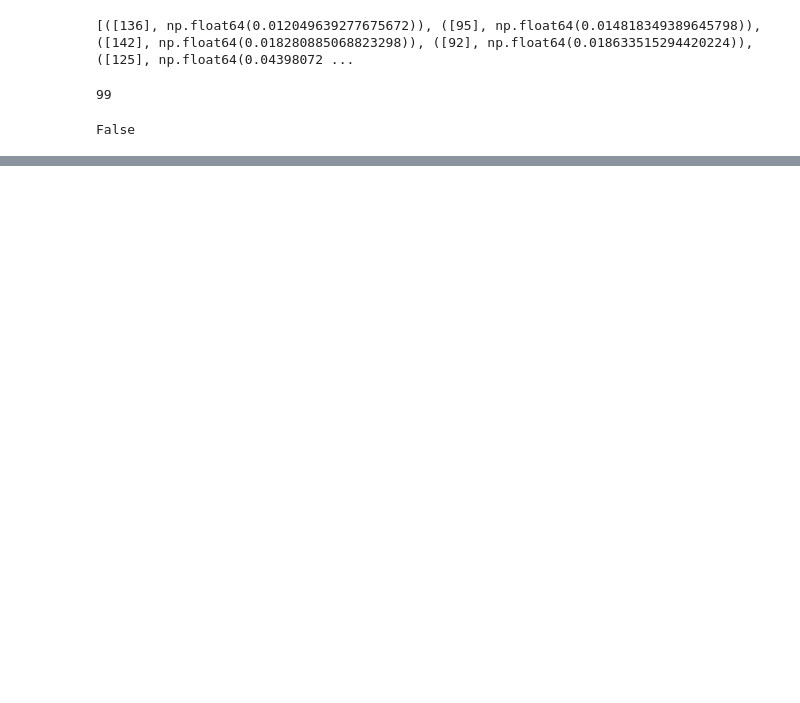
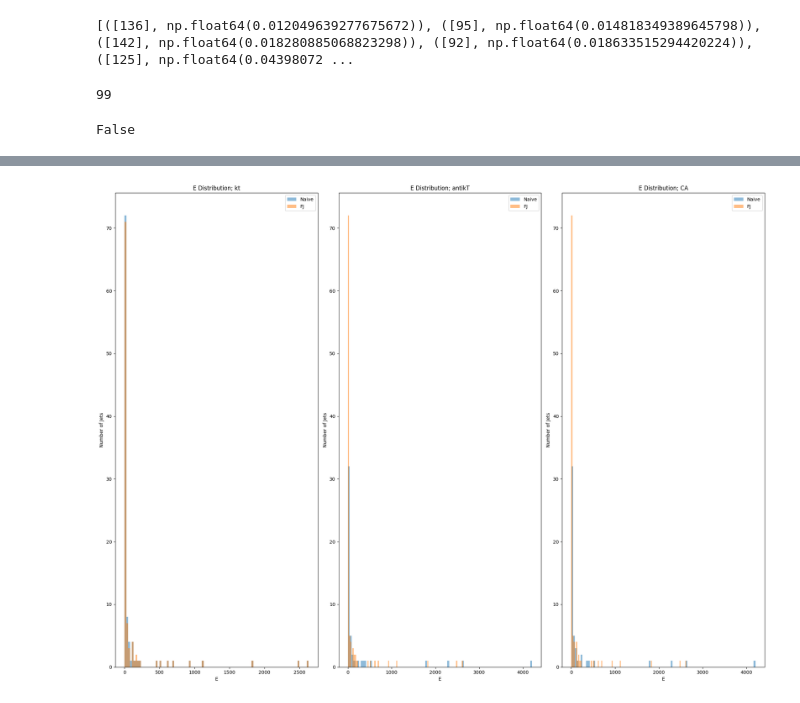
Before and after one commit to AlexeiTam/hackjet, a Jupyter notebook: JetCompare.ipynb, the cells around one changed output, grey strips where cells are left out. Drawn from its saved outputs; the diff is of its cells as text; code cells hidden in the pictures; blank space fills up the shorter version.

Commit message:
test confirms rapidity reversion fix works as intended
results return to matching with naive, fastjet comparison results before attempt at using eta in d_ij function

```diff
--- a/JetCompare.ipynb
+++ b/JetCompare.ipynb
@@ -335,0 +382,36 @@ plt.show()
+# %%
+import matplotlib.pyplot as plt
+
+#E DISTRIBUTION
+fig, axes = plt.subplots(1, 3, figsize=(20, 15))
+
+# Plot for E Distribution; kt
+axes[0].hist(naive_kt_E, bins=100, alpha=0.5, label='Naive')
+axes[0].hist(fj_kt_E, bins=100, alpha=0.5, label='FJ')
+axes[0].set_xlabel('E')
+axes[0].set_ylabel('Number of Jets')
+axes[0].set_title('E Distribution; kt')
+axes[0].legend()
+
+#antikT
+axes[1].hist(naive_antikt_E, bins=100, alpha=0.5, label='Naive')
+axes[1].hist(fj_antikt_E, bins=100, alpha=0.5, label='FJ')
+axes[1].set_xlabel('E')
+axes[1].set_ylabel('Number of Jets')
+axes[1].set_title('E Distribution; antikT')
+axes[1].legend()
+
+#CA
+
+axes[2].hist(naive_ca_E, bins=100, alpha=0.5, label='Naive')
+axes[2].hist(fj_ca_E, bins=100, alpha=0.5, label='FJ')
+axes[2].set_xlabel('E')
+axes[2].set_ylabel('Number of Jets')
+axes[2].set_title('E Distribution; CA')
+axes[2].legend()
+
+# Adjust layout to prevent overlapping titles/labels
+plt.tight_layout()
+plt.show()
+# %% [output]
+[figure, added]
```
Also changed, not shown: parts of 20 cells of this notebook.
